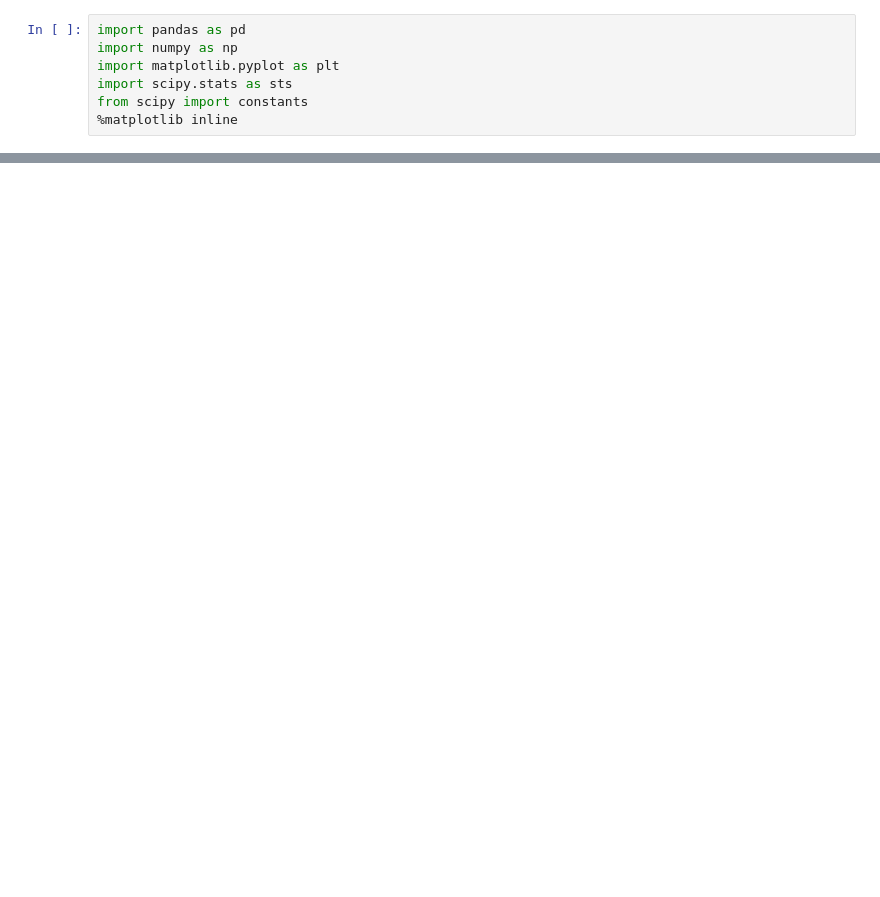
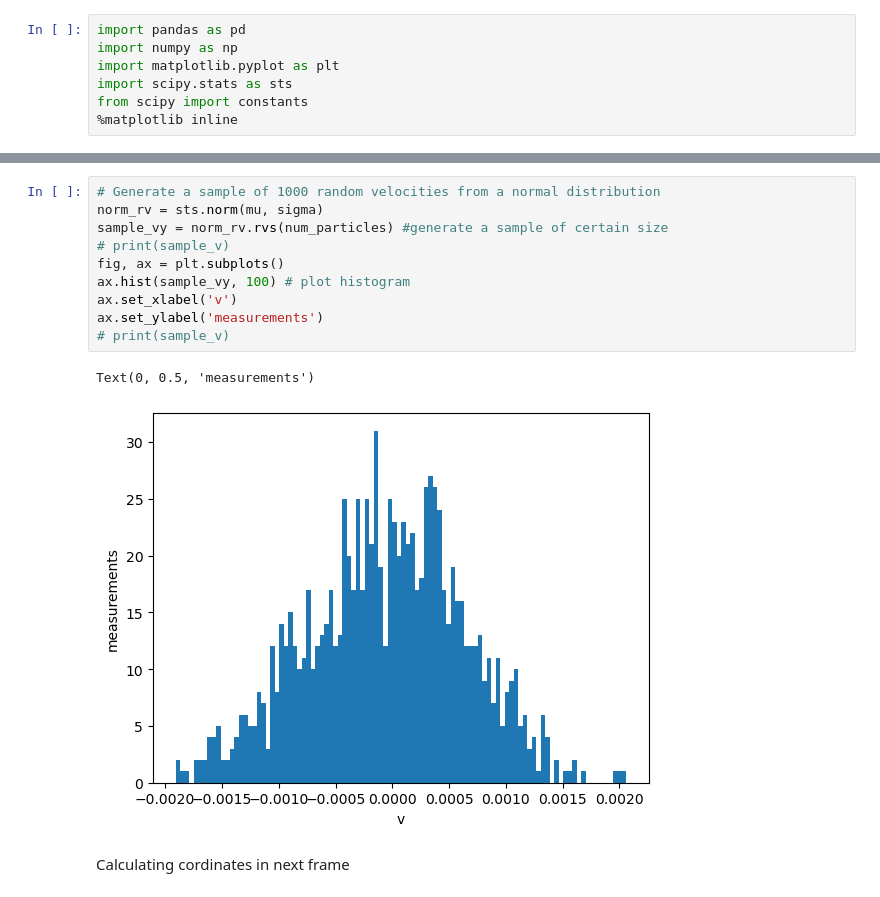
Before and after one commit to ParthM1504/Benchmarking-Dusty-Plasma-Temperature-Code, a Jupyter notebook: Benchmarking.ipynb, the cells around one changed output, grey strips where cells are left out. Drawn from its saved outputs; the diff is of its cells as text; blank space fills up the shorter version.

```diff
--- a/Benchmarking.ipynb
+++ b/Benchmarking.ipynb
@@ -49,2 +107,17 @@ Text(0, 0.5, 'measurements')
+# %%
+# Generate a sample of 1000 random velocities from a normal distribution
+norm_rv = sts.norm(mu, sigma)
+sample_vy = norm_rv.rvs(num_particles) #generate a sample of certain size
+# print(sample_v)
+fig, ax = plt.subplots()
+ax.hist(sample_vy, 100) # plot histogram
+ax.set_xlabel('v')
+ax.set_ylabel('measurements')
+# print(sample_v)
+# %% [output]
+Text(0, 0.5, 'measurements')
+[figure, added]
+# %% [markdown]
+Calculating cordinates in next frame
 # %%
 # Simulating the motion of the particles
```
Also changed, not shown: parts of 20 cells of this notebook.
